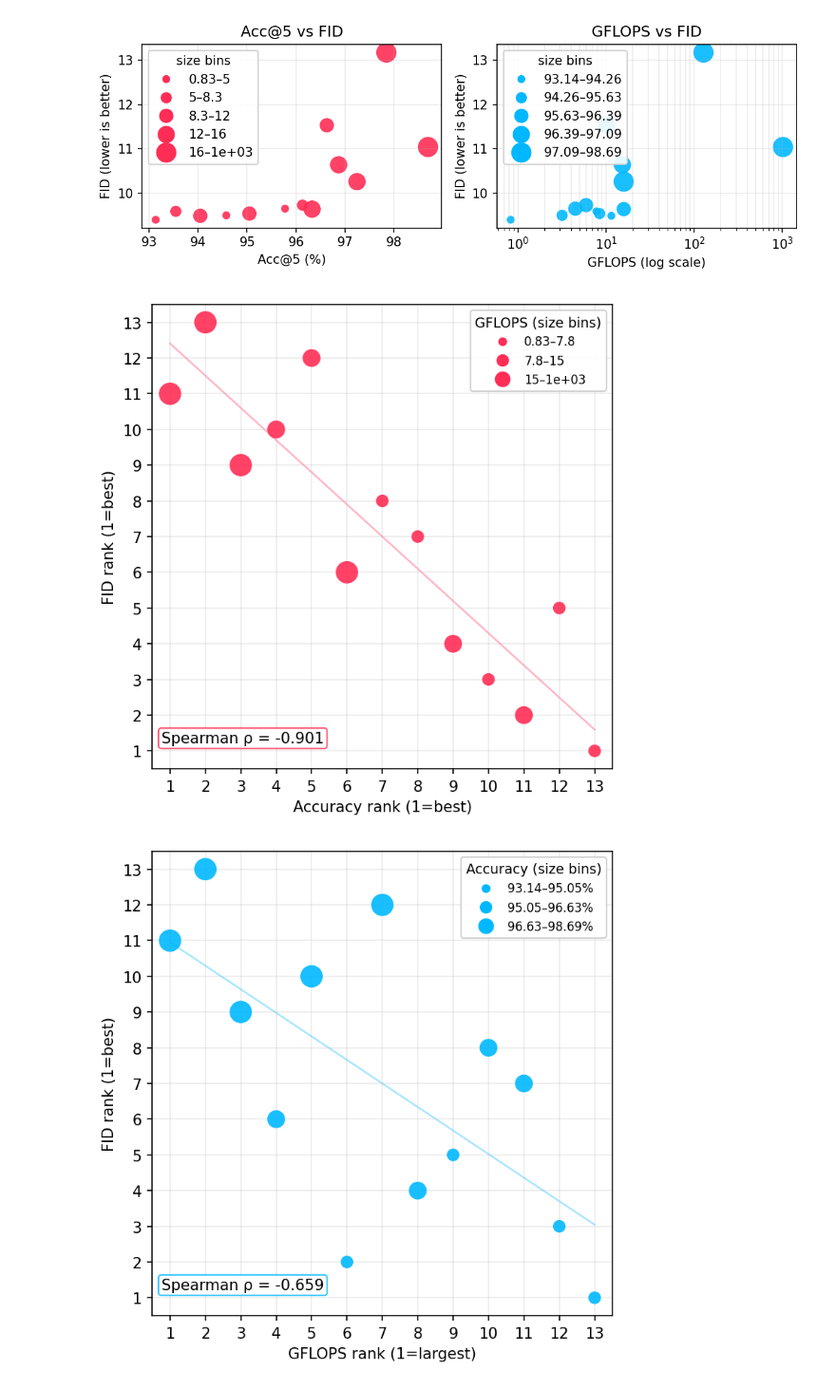
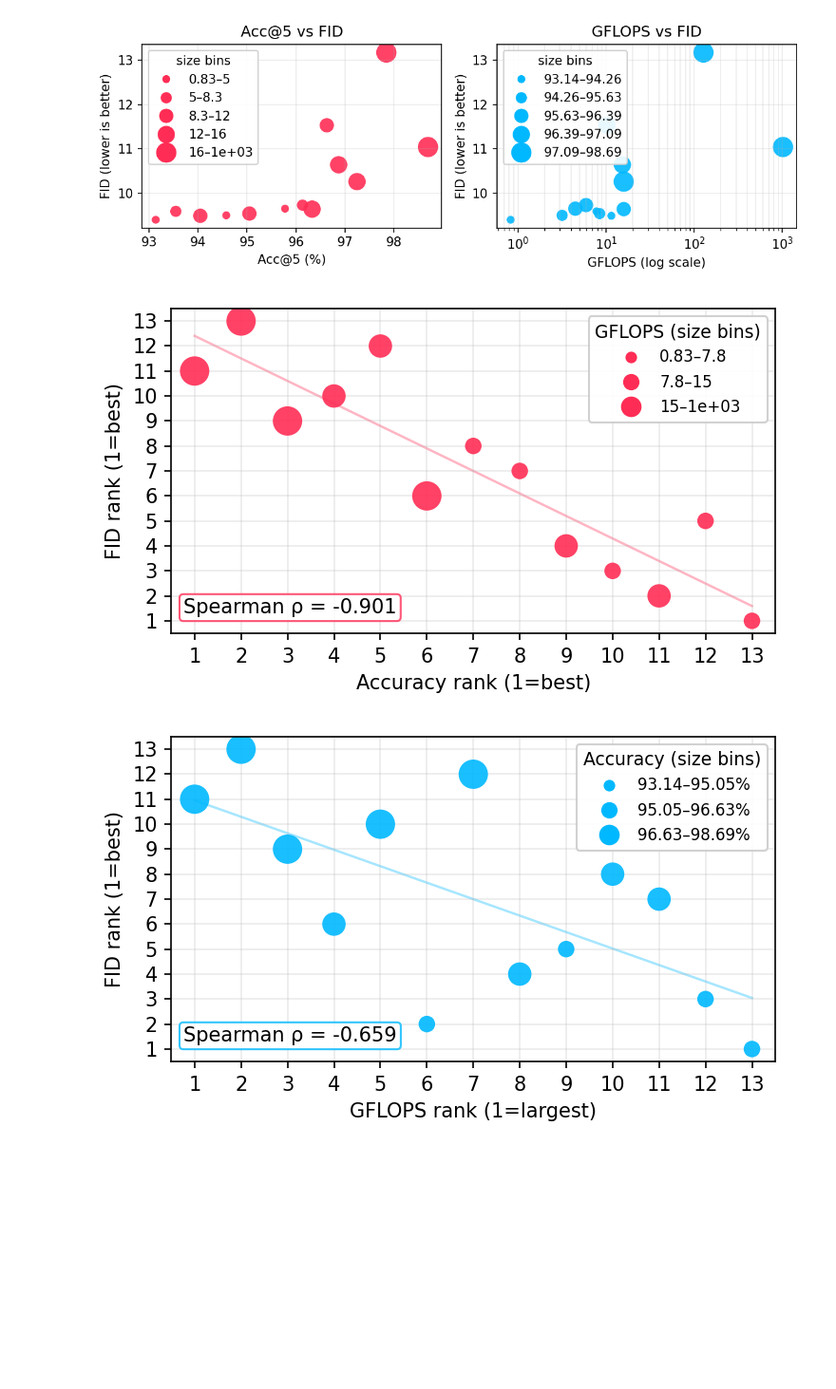
Before and after one commit to scpark20/logpx_samplers, a Jupyter notebook: paper/acc_vs_fid.ipynb, the cells around one changed output. Shown: that part at 95% size. Cells and saved outputs as stored; diff of their text form; code cells hidden in the pictures; blank space fills up the shorter version.

```diff
--- a/paper/acc_vs_fid.ipynb
+++ b/paper/acc_vs_fid.ipynb
@@ -208,7 +208,7 @@ def format_axes(ax, xlab):
     ax.set_xticks(range(1, N+1)); ax.set_yticks(range(1, N+1))
 
 # ===== Left: Accuracy rank vs FID rank (size = GFLOPS) =====
-plt.figure(figsize=(5, 5), dpi=150)
+plt.figure(figsize=(5, 3), dpi=150)
 ax = plt.gca()
 ax.scatter(acc_rank, fid_rank, s=sizes_left, c="#FF2D55", marker='o', alpha=0.9, edgecolors='none', zorder=2)
 # Regression (light behind)
@@ -238,34 +238,34 @@ plt.tight_layout()
 plt.show()
 
 # ===== Right: GFLOPS rank vs FID rank (size = Accuracy) =====
-plt.figure(figsize=(5, 5), dpi=150)
+plt.figure(figsize=(5, 3), dpi=150)
 ax = plt.gca()
 ax.scatter(gflops_rank, fid_rank, s=sizes_right, c="#00B8FF", marker='o', alpha=0.9, edgecolors='none', zorder=2)
 # Regression (light behind)
 m2, b2 = np.polyfit(gflops_rank, fid_rank, 1)
 x2 = np.array([1, N], dtype=float); y2 = m2 * x2 + b2
 ax.plot(x2, y2, color="#00B8FF", linewidth=1.2, alpha=0.35, zorder=1)
 
 format_axes(ax, "GFLOPS rank (1=largest)")
 
 ax.text(0.02, 0.05, f"Spearman ρ = {rho_gflops_fid:.3f}", transform=ax.transAxes,
         ha="left", va="bottom",
         bbox=dict(boxstyle="round,pad=0.2", fc="white", ec="#00B8FF", alpha=0.8))
 
 # Legend — Accuracy size bins (percent ranges)
 handles_a = []
 for b, sz in enumerate(SIZE_LEVELS_A):
     lo = edges_acc[b]
     hi = edges_acc[b+1] if b+1 < len(edges_acc) else None
     label = (f"{lo:.2f}–{hi:.2f}%" if hi is not None else f">{lo:.2f}%")
     handles_a.append(Line2D([0],[0], marker='o', color='w',
                             label=label, markerfacecolor="#00B8FF",
                             markeredgecolor='none', markersize=(sz**0.5)*LEG_MARKER_SCALE))
 ax.legend(handles=handles_a, title="Accuracy (size bins)",
           loc='upper right', framealpha=0.9, prop={'size': LEG_FONTSIZE}, title_fontsize=LEG_TITLE_FONTSIZE)
 
 plt.tight_layout()
 plt.show()
 # %% [output]
-[figure, old version]
+[figure, new version]
-[figure, old version]
+[figure, new version]
```
Also changed, not shown: parts of 5 cells of this notebook, 16 other files.
